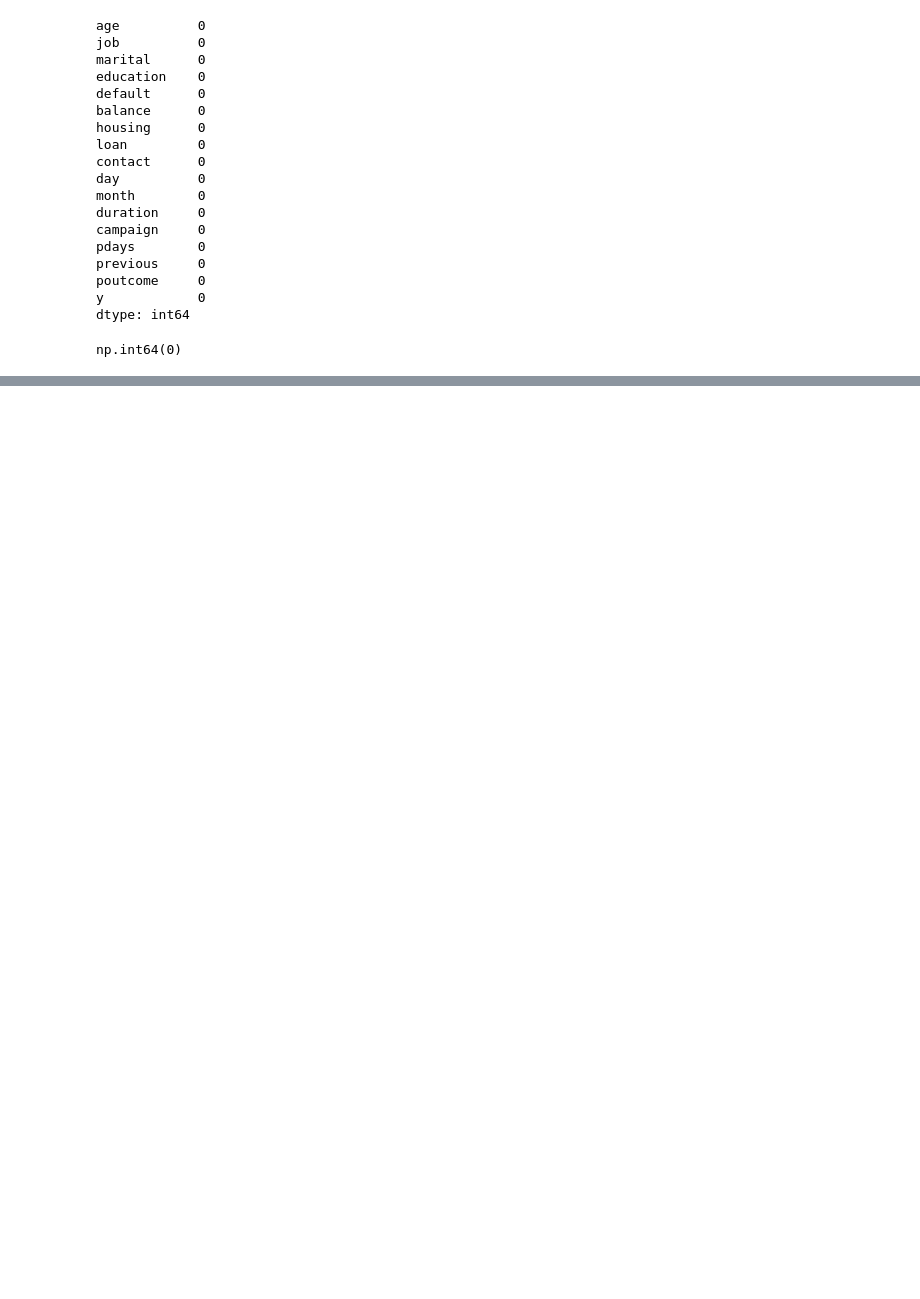
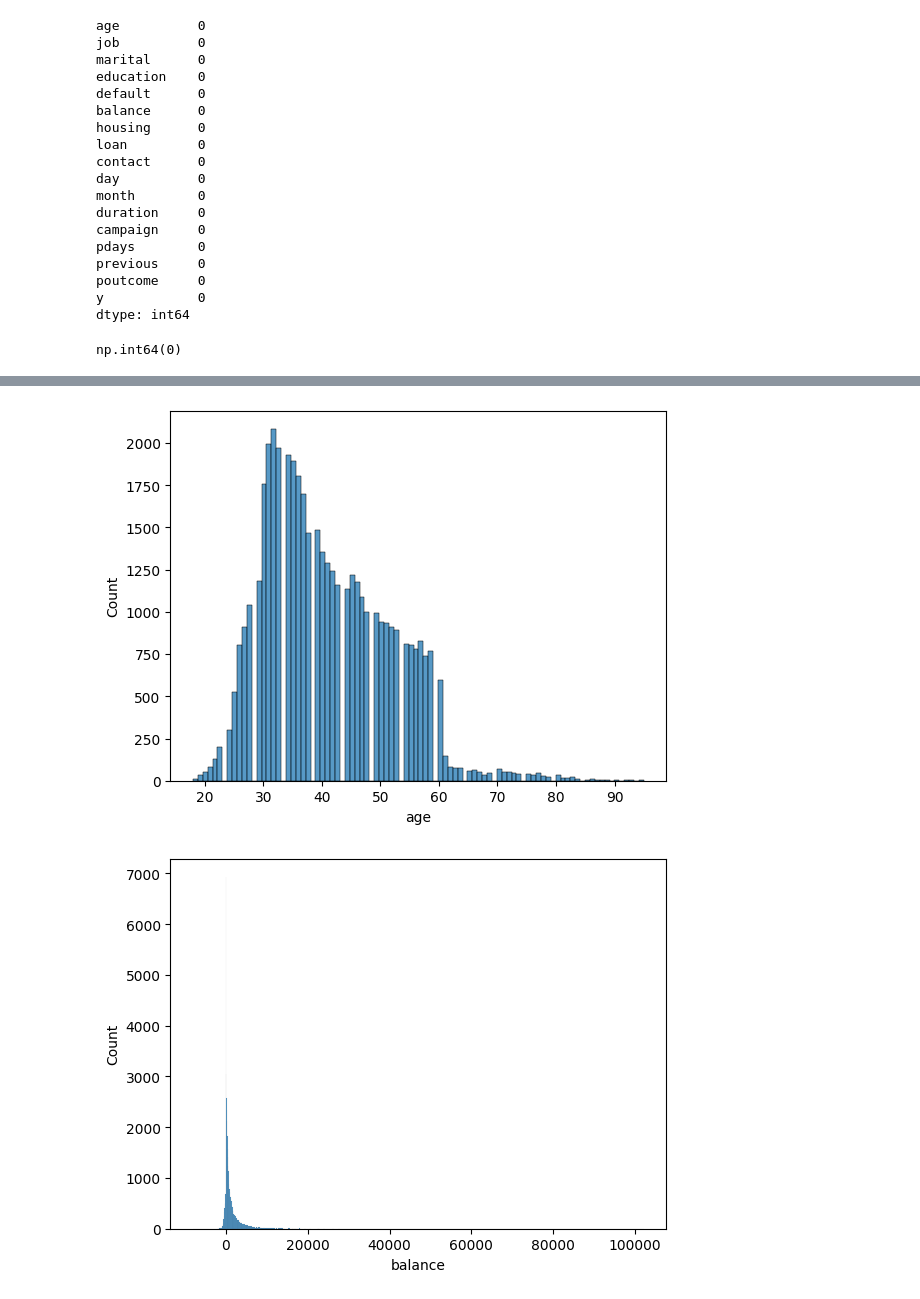
Before and after one commit to WasifAsi/Mechine-Learning-Course-work, a Jupyter notebook: ML-CW.ipynb, the cells around one changed output, grey strips where cells are left out. Saved outputs shown, nothing was run; the diff lists cells and outputs as text; code cells hidden in the pictures; blank space fills up the shorter version.

```diff
--- a/ML-CW.ipynb
+++ b/ML-CW.ipynb
@@ -185,0 +140,8 @@ data.describe(include='object').T
+# %%
+#histogram to understand the distribution of the data
+for i in data.select_dtypes(include='number').columns:
+    sns.histplot(data=data, x= i)
+    plt.show()
+# %% [output]
+[figure, added]
+[figure, added]
```
Also changed, not shown: parts of 36 cells of this notebook, 1 other file.
